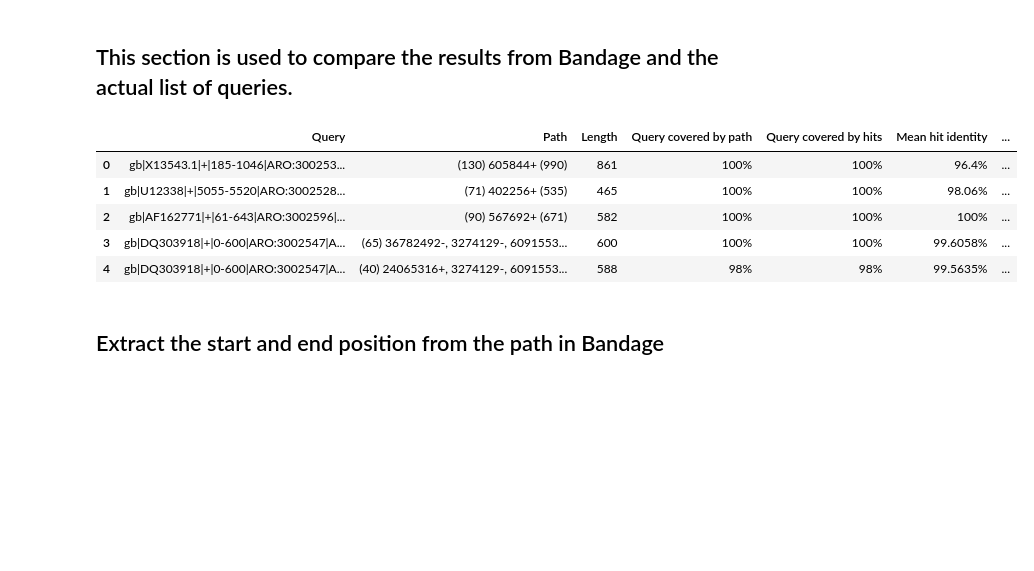
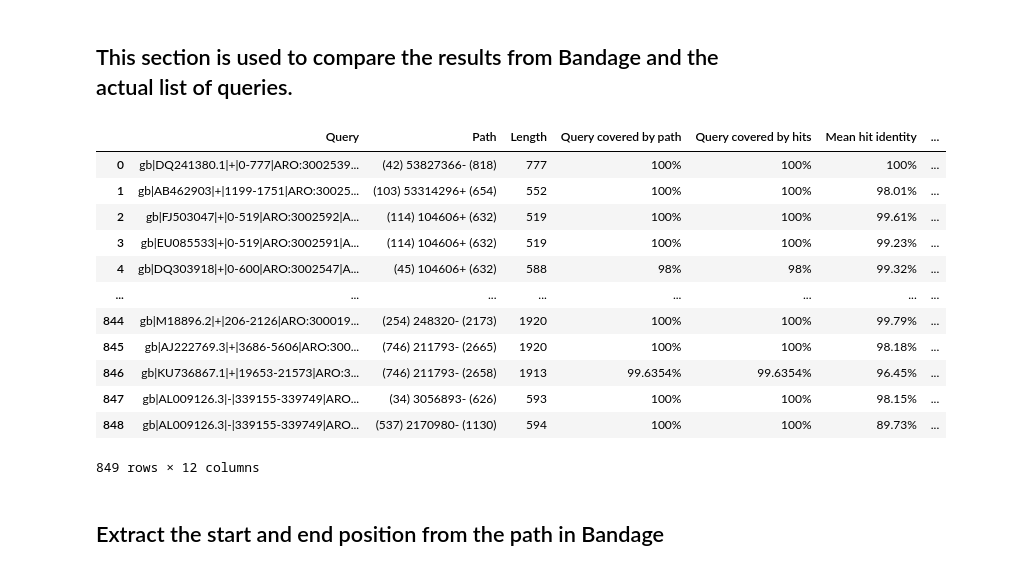
Before and after one commit to Yusreen/Thesis, a Jupyter notebook: Results and findings/CompareQueryAndResults.ipynb, the cells around one changed output. Drawn from its saved outputs; the diff is of its cells as text; code cells hidden in the pictures; blank space fills up the shorter version.

```diff
--- a/Results and findings/CompareQueryAndResults.ipynb
+++ b/Results and findings/CompareQueryAndResults.ipynb
@@ -54,17 +54,24 @@ df
 ## This section is used to compare the results from Bandage and the actual list of queries.
 # %%
 # Create a dataframe for Bandage Combined1
-Bandage_Combined1= pd.read_csv('RealBandage.tsv', sep='\t')
+Bandage_Combined1= pd.read_csv('CAMIHBandage.tsv', sep='\t')
 # %%
 #len(df.index)
-Bandage_Combined1.head()
+Bandage_Combined1
 # %% [output]
 |  | Query | Path | Length | Query covered by path | Query covered by hits | Mean hit identity | ... |
-| 0 | gb|X13543.1|+|185-1046|ARO:300253... | (130) 605844+ (990) | 861 | 100% | 100% | 96.4% | ... |
-| 1 | gb|U12338|+|5055-5520|ARO:3002528... | (71) 402256+ (535) | 465 | 100% | 100% | 98.06% | ... |
-| 2 | gb|AF162771|+|61-643|ARO:3002596|... | (90) 567692+ (671) | 582 | 100% | 100% | 100% | ... |
-| 3 | gb|DQ303918|+|0-600|ARO:3002547|A... | (65) 36782492-, 3274129-, 6091553... | 600 | 100% | 100% | 99.6058% | ... |
-| 4 | gb|DQ303918|+|0-600|ARO:3002547|A... | (40) 24065316+, 3274129-, 6091553... | 588 | 98% | 98% | 99.5635% | ... |
+| 0 | gb|DQ241380.1|+|0-777|ARO:3002539... | (42) 53827366- (818) | 777 | 100% | 100% | 100% | ... |
+| 1 | gb|AB462903|+|1199-1751|ARO:30025... | (103) 53314296+ (654) | 552 | 100% | 100% | 98.01% | ... |
+| 2 | gb|FJ503047|+|0-519|ARO:3002592|A... | (114) 104606+ (632) | 519 | 100% | 100% | 99.61% | ... |
+| 3 | gb|EU085533|+|0-519|ARO:3002591|A... | (114) 104606+ (632) | 519 | 100% | 100% | 99.23% | ... |
+| 4 | gb|DQ303918|+|0-600|ARO:3002547|A... | (45) 104606+ (632) | 588 | 98% | 98% | 99.32% | ... |
+| ... | ... | ... | ... | ... | ... | ... | ... |
+| 844 | gb|M18896.2|+|206-2126|ARO:300019... | (254) 248320- (2173) | 1920 | 100% | 100% | 99.79% | ... |
+| 845 | gb|AJ222769.3|+|3686-5606|ARO:300... | (746) 211793- (2665) | 1920 | 100% | 100% | 98.18% | ... |
+| 846 | gb|KU736867.1|+|19653-21573|ARO:3... | (746) 211793- (2658) | 1913 | 99.6354% | 99.6354% | 96.45% | ... |
+| 847 | gb|AL009126.3|-|339155-339749|ARO... | (34) 3056893- (626) | 593 | 100% | 100% | 98.15% | ... |
+| 848 | gb|AL009126.3|-|339155-339749|ARO... | (537) 2170980- (1130) | 594 | 100% | 100% | 89.73% | ... |
+849 rows × 12 columns
 # %%
 Bandage_Combined_Query_Path =Bandage_Combined1[['Path','Query','Sequence']]
 # %% [markdown]
```
Also changed, not shown: parts of 18 cells of this notebook, 29 other files.
